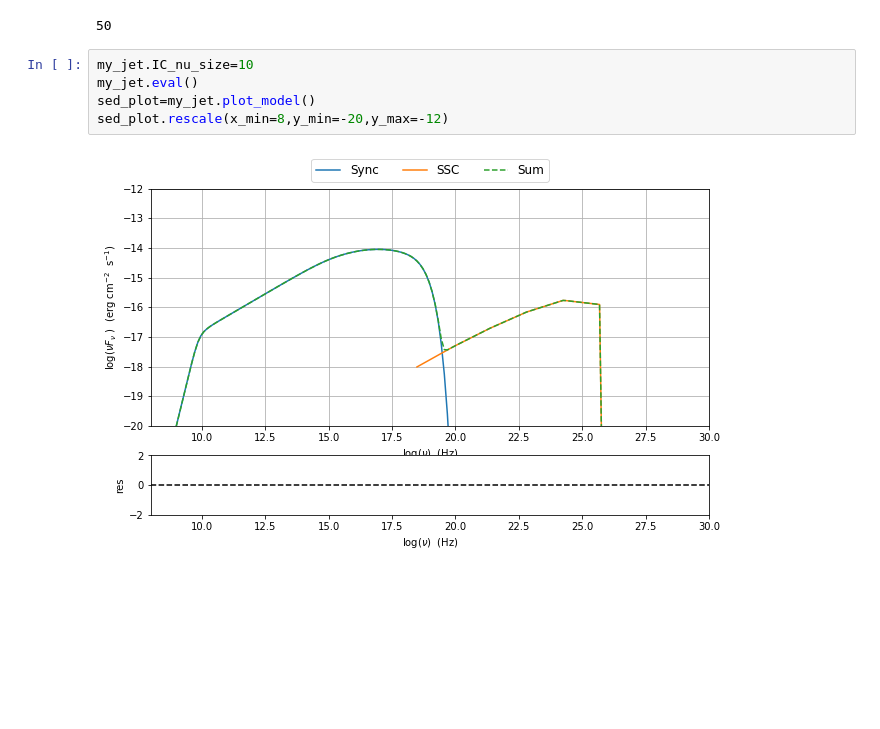
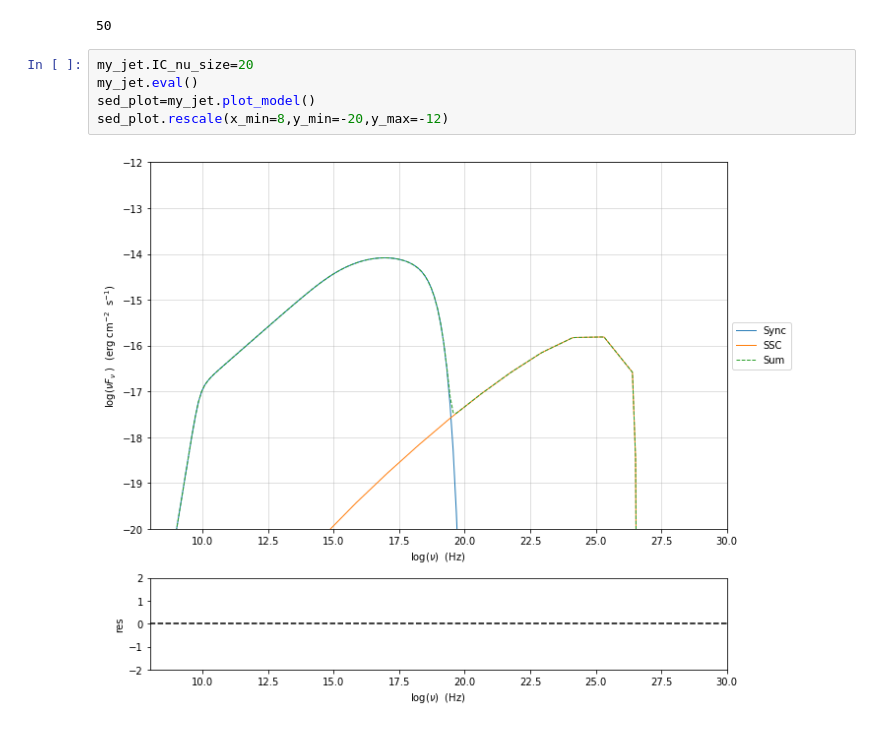
Before and after one commit to andreatramacere/jetset, a Jupyter notebook: doc/user_guide/jet_model_num/Jet_example_num.ipynb, the cells around one changed output. Cells and saved outputs as stored; diff of their text form; blank space fills up the shorter version.

```diff
--- a/doc/user_guide/jet_model_num/Jet_example_num.ipynb
+++ b/doc/user_guide/jet_model_num/Jet_example_num.ipynb
@@ -135,12 +128,12 @@ print(my_jet.IC_nu_size)
 # %% [output]
 50
 # %%
-my_jet.IC_nu_size=10
+my_jet.IC_nu_size=20
 my_jet.eval()
 sed_plot=my_jet.plot_model()
 sed_plot.rescale(x_min=8,y_min=-20,y_max=-12)
 # %% [output]
-[figure, old version]
+[figure, new version]
 # %%
 my_jet.IC_nu_size=100
 my_jet.eval()
```
Also changed, not shown: parts of 11 cells of this notebook, 12 other files.
